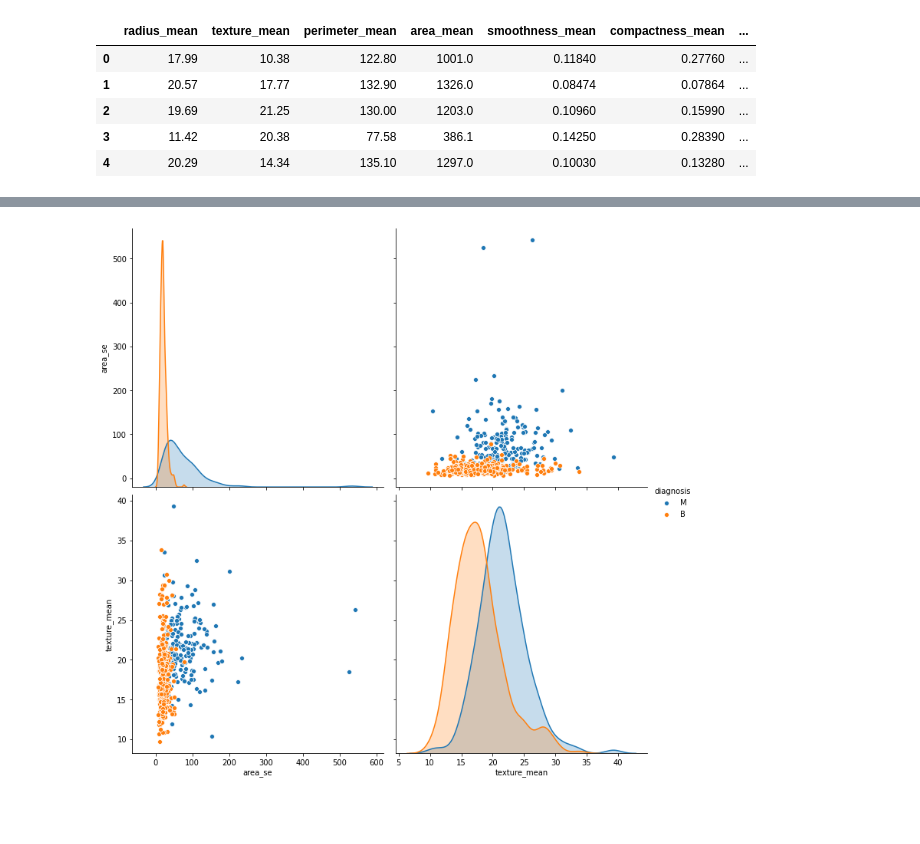
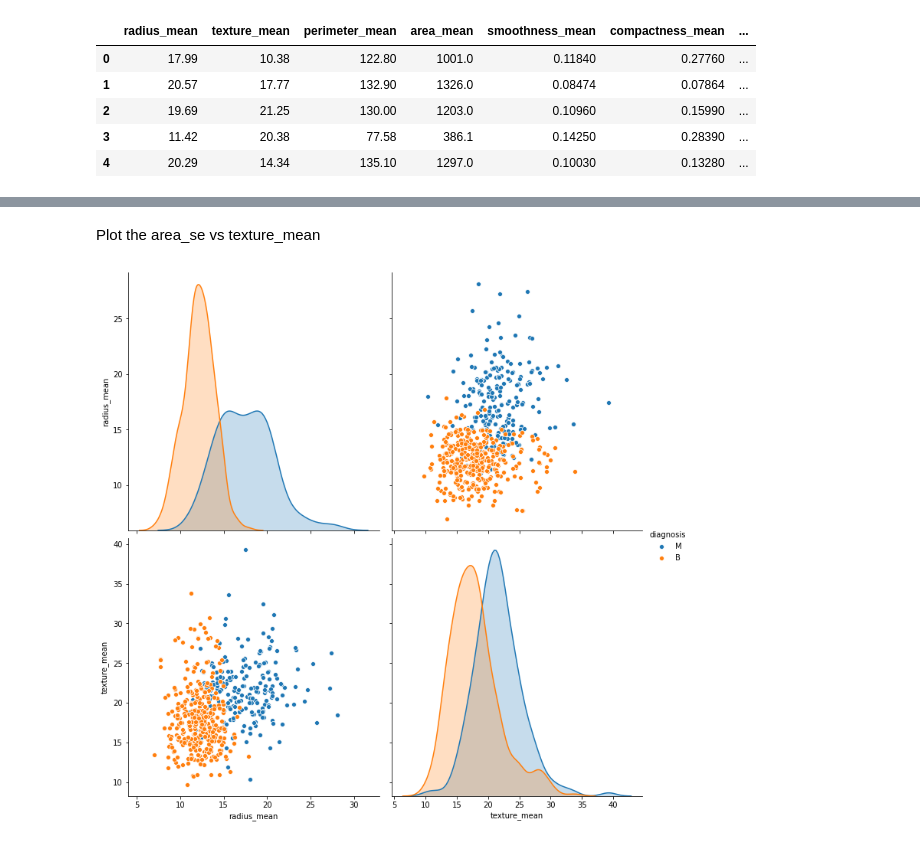
Before and after one commit to cagBRT/Machine-Learning, a Jupyter notebook: HierarchicalClustering4.ipynb, the cells around one changed output, grey strips where cells are left out. Drawn from its saved outputs; the diff is of its cells as text; code cells hidden in the pictures; blank space fills up the shorter version.

```diff
--- a/HierarchicalClustering4.ipynb
+++ b/HierarchicalClustering4.ipynb
@@ -48,2 +56,5 @@ data.head()
+# %%
+xaxis = "radius_mean"
+yaxis = "texture_mean"
 # %%
 plt.figure(figsize = (15, 10))
@@ -95,6 +92,8 @@ memory usage: 133.5 KB
+# %% [markdown]
+Plot the area_se vs texture_mean
 # %%
-# radius_mean and texture_mean features will be used for clustering. Before clustering process let's check  how our data looks.
-sns.pairplot(data.loc[:,['area_se','texture_mean', 'diagnosis']], hue = "diagnosis", height = 5)
+# area_se and texture_mean features will be used for clustering.
+sns.pairplot(data.loc[:,[xaxis,yaxis, 'diagnosis']], hue = "diagnosis", height = 5)
 plt.show()
 # %% [output]
-[figure, old version]
+[figure, new version]
```
Also changed, not shown: parts of 23 cells of this notebook.
